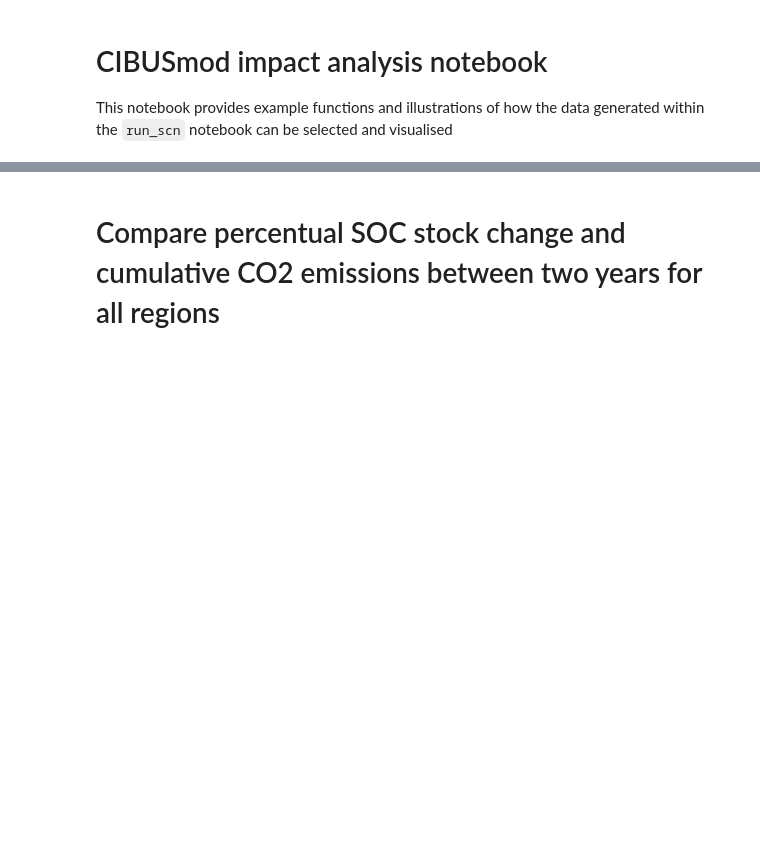
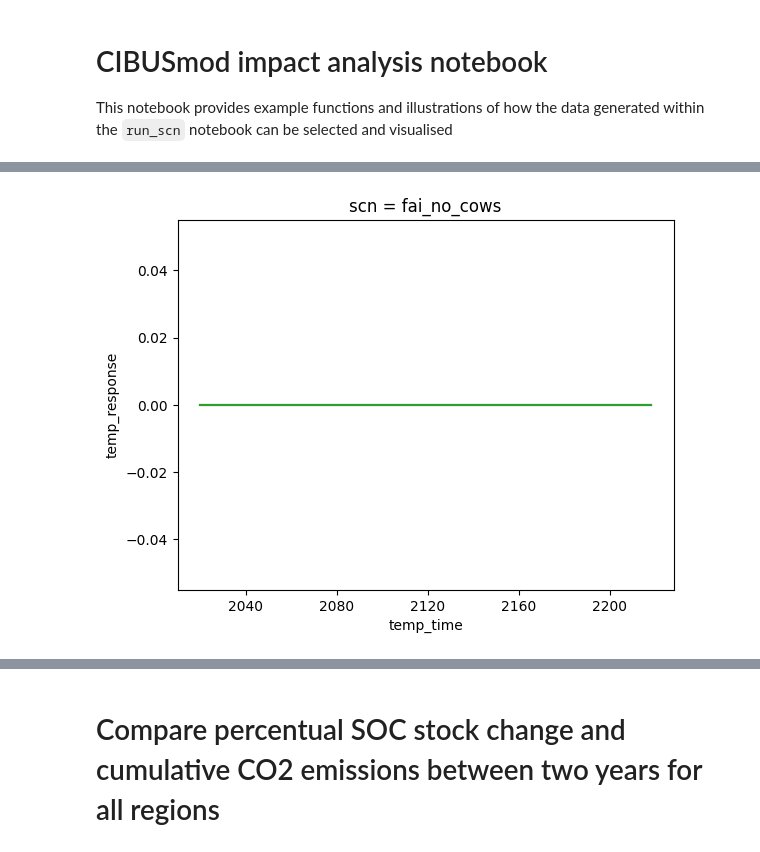
Before and after one commit to SLU-foodsystems/CIBUSmod, a Jupyter notebook: notebooks/analyze_impacts.ipynb, the cells around one changed output, grey strips where cells are left out. Cells and saved outputs as stored; diff of their text form; code cells hidden in the pictures; blank space fills up the shorter version.

```diff
--- a/notebooks/analyze_impacts.ipynb
+++ b/notebooks/analyze_impacts.ipynb
@@ -37,0 +87,4 @@ Initialization of food_as_industry instance of SoilData class complete
+# %%
+# Or, if no saved instance exists.
+# Create a new instance
+ScnCompare = cm.ScenarioTempCalc(FAI.total_soc_inventory, FAI_no_cows.total_soc_inventory, FAC.total_soc_inventory)
@@ -37,0 +136,3 @@ Initialization of food_as_industry instance of SoilData class complete
+# %%
+test = ScnCompare.timeseries_Sweden.temp_response.sum('output_year')
+new_Series = temp_utils.add_temp_response(ScnCompare.timeseries_Sweden, vers='old')
@@ -37,0 +144,5 @@ Initialization of food_as_industry instance of SoilData class complete
+# %%
+for i in test:
+    i.plot()
+# %% [output]
+[figure, added]
```
Also changed, not shown: parts of 46 cells of this notebook, 3 other files.
